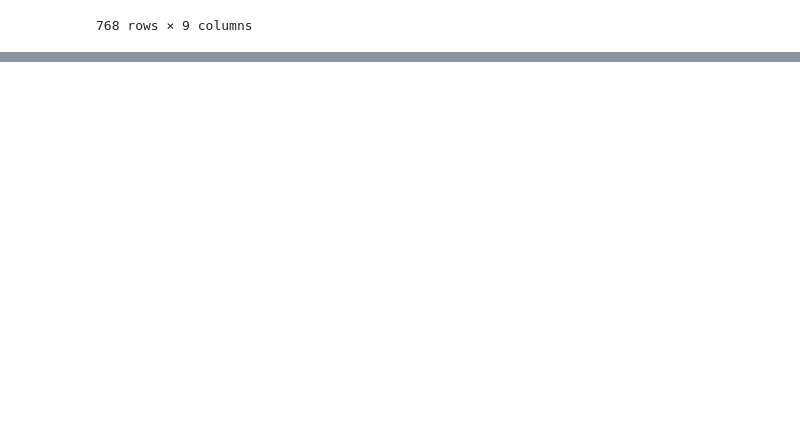
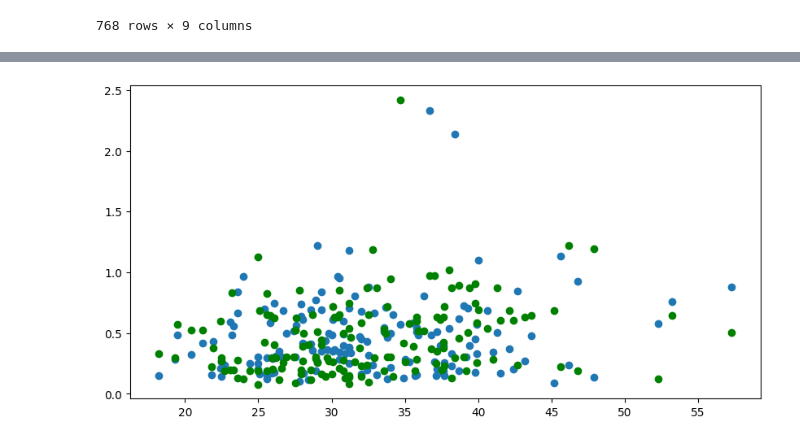
Before and after one commit to escapingLife/mashinePrograming, a Jupyter notebook: 2주차/diabetes_noOutcome.ipynb, the cells around one changed output, grey strips where cells are left out. Cells and saved outputs as stored; diff of their text form; code cells hidden in the pictures; blank space fills up the shorter version.

```diff
--- a/2주차/diabetes_noOutcome.ipynb
+++ b/2주차/diabetes_noOutcome.ipynb
@@ -81,0 +155,7 @@ Linear Regression : 52.2406
+# %%
+plt.figure(figsize=(10,5))
+plt.scatter(X_test['BMI'], y_test, label='y_test')
+plt.scatter(X_test['BMI'], dy_preds, c='g', label='dy_preds')
+plt.show()
+# %% [output]
+[figure, added]
```
Also changed, not shown: parts of 15 cells of this notebook.
